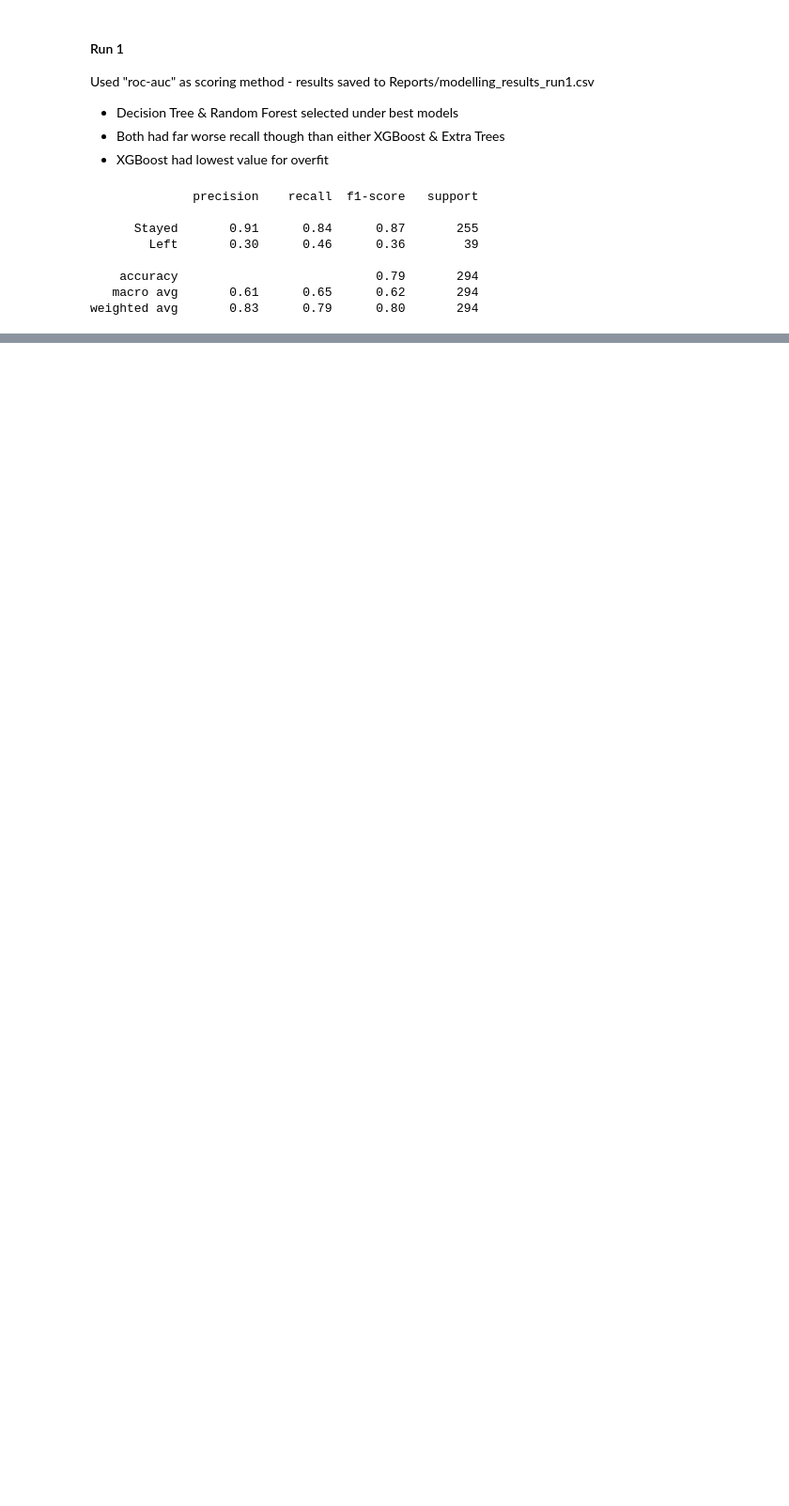
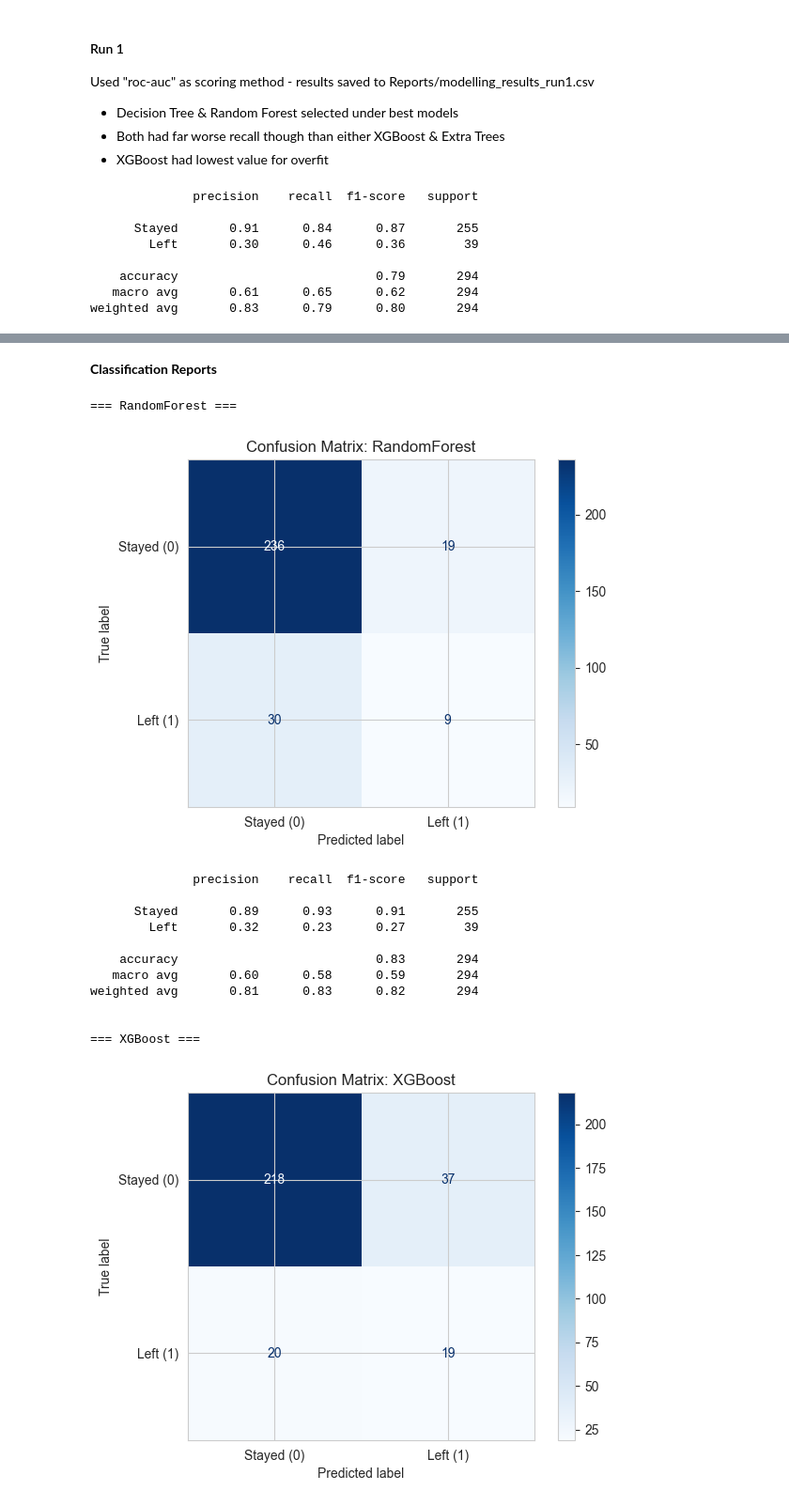
Before and after one commit to RanaAlaaTahon/employee-turnover-prediction, a Jupyter notebook: jupyter_notebooks/Modelling.ipynb, the cells around one changed output, grey strips where cells are left out. Shown at 94% size. Cells and saved outputs as stored; diff of their text form; code cells hidden in the pictures; blank space fills up the shorter version.

```diff
--- a/jupyter_notebooks/Modelling.ipynb
+++ b/jupyter_notebooks/Modelling.ipynb
@@ -662,0 +734,5 @@ Used "F1" as scoring method - results saved to Reports/modelling_results_run2.cs
+# %%
+#Calculate scale_pos_weight for XGBoost
+from collections import Counter
+ctr = Counter(y_train)
+scale_pos_weight = ctr[0] / ctr[1]  # neg/pos
@@ -662,0 +757,22 @@ Used "F1" as scoring method - results saved to Reports/modelling_results_run2.cs
+# %%
+##AI (chatGPT) generated hyperparameter grids - intermediate
+param_grids = {
+    "RandomForest": {
+        "max_depth": [None, 10, 16],
+        "min_samples_leaf": [1, 3],
+        "min_samples_split": [2, 6],
+        "max_features": ["sqrt", 0.6],
+        "bootstrap": [True],
+        "ccp_alpha": [0.0, 0.001],
+    },
+    "XGBoost": {
+        "n_estimators": [400, 600],
+        "learning_rate": [0.07, 0.10],
+        "max_depth": [3, 5],
+        "min_child_weight": [1, 3],
+        "subsample": [0.9],
+        "colsample_bytree": [0.8, 1.0],
+        "scale_pos_weight": [1.0, scale_pos_weight],
+        # keep eval_metric='logloss' set on the model
+    }
+}
@@ -662,0 +934,31 @@ Used "F1" as scoring method - results saved to Reports/modelling_results_run2.cs
+# %% [markdown]
+**Classification Reports**
+# %%
+for name, model in best_models.items():
+    print(f"\n=== {name} ===")
+    y_pred = model.predict(X_test)
+
+    # Confusion Matrix
+    cm = confusion_matrix(y_test, y_pred)
+    disp = ConfusionMatrixDisplay(cm, display_labels=["Stayed (0)", "Left (1)"])
+    disp.plot(cmap="Blues", values_format='d')
+    plt.title(f"Confusion Matrix: {name}")
+    plt.show()
+
+    # Classification report
+    print(classification_report(y_test, y_pred, target_names=["Stayed", "Left"]))
+# %% [output]
+=== RandomForest ===
+[figure, added]
+              precision    recall  f1-score   support
+
+      Stayed       0.89      0.93      0.91       255
+        Left       0.32      0.23      0.27        39
+
+    accuracy                           0.83       294
+   macro avg       0.60      0.58      0.59       294
+weighted avg       0.81      0.83      0.82       294
+
+
+=== XGBoost ===
+[figure, added]
```
Also changed, not shown: parts of 43 cells of this notebook, 6 other files.
